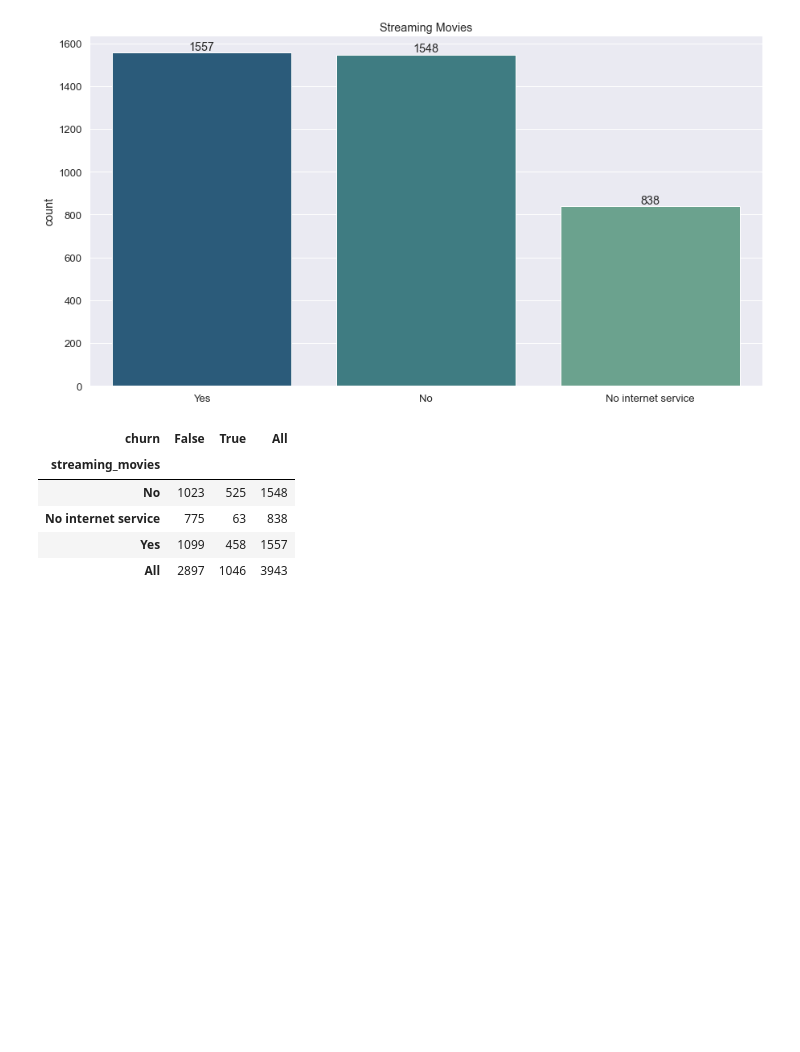
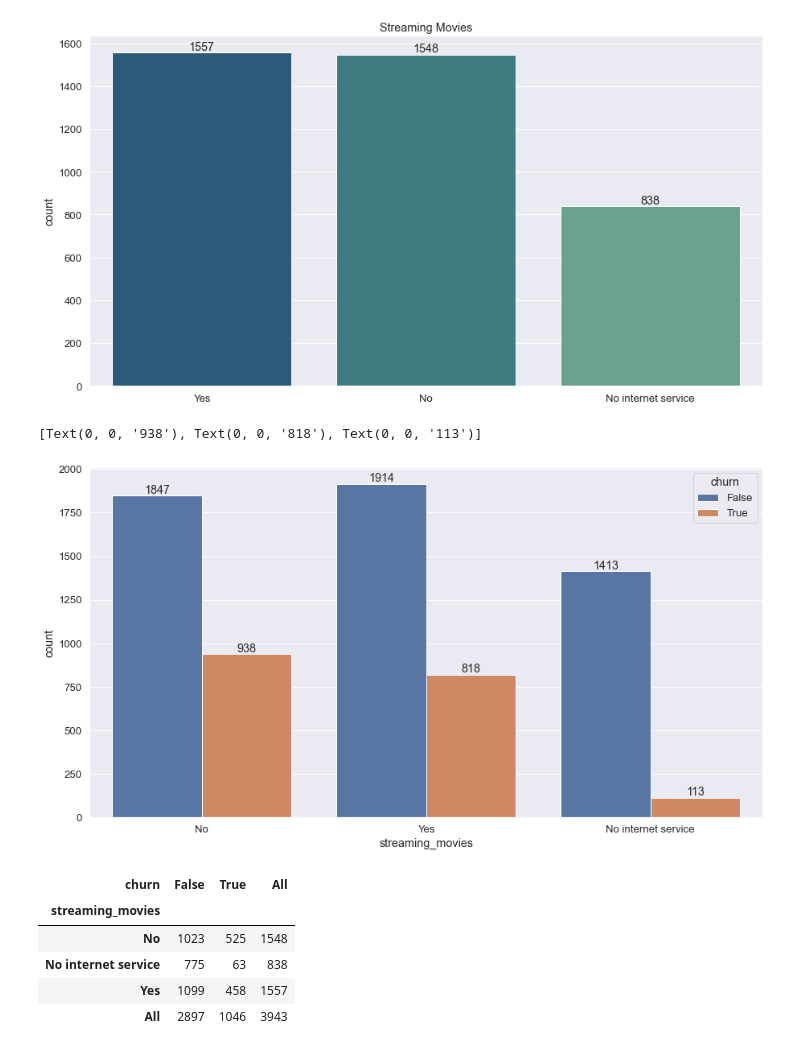
Before and after one commit to mijailmariano/ML-Classification-Telecommunications-Services, a Jupyter notebook: final_report.ipynb, the cells around one changed output. Cells and saved outputs as stored; diff of their text form; code cells hidden in the pictures; blank space fills up the shorter version.

```diff
--- a/final_report.ipynb
+++ b/final_report.ipynb
@@ -842,6 +920,18 @@ plt.title("Streaming Movies")
 # %% [output]
 Text(0.5, 1.0, 'Streaming Movies')
 [figure]
+# %%
+# let's plot count of streaming movies and churn
+
+
+plt.figure(figsize = (15, 8))
+ax = sns.countplot(x = "streaming_movies", data = telco_df, hue = "churn")
+
+ax.bar_label(ax.containers[0])
+ax.bar_label(ax.containers[1])
+# %% [output]
+[Text(0, 0, '938'), Text(0, 0, '818'), Text(0, 0, '113')]
+[figure, added]
 # %%
 # creating an observation table of the dataframe
 
```
Also changed, not shown: parts of 35 cells of this notebook, 3 other files.
